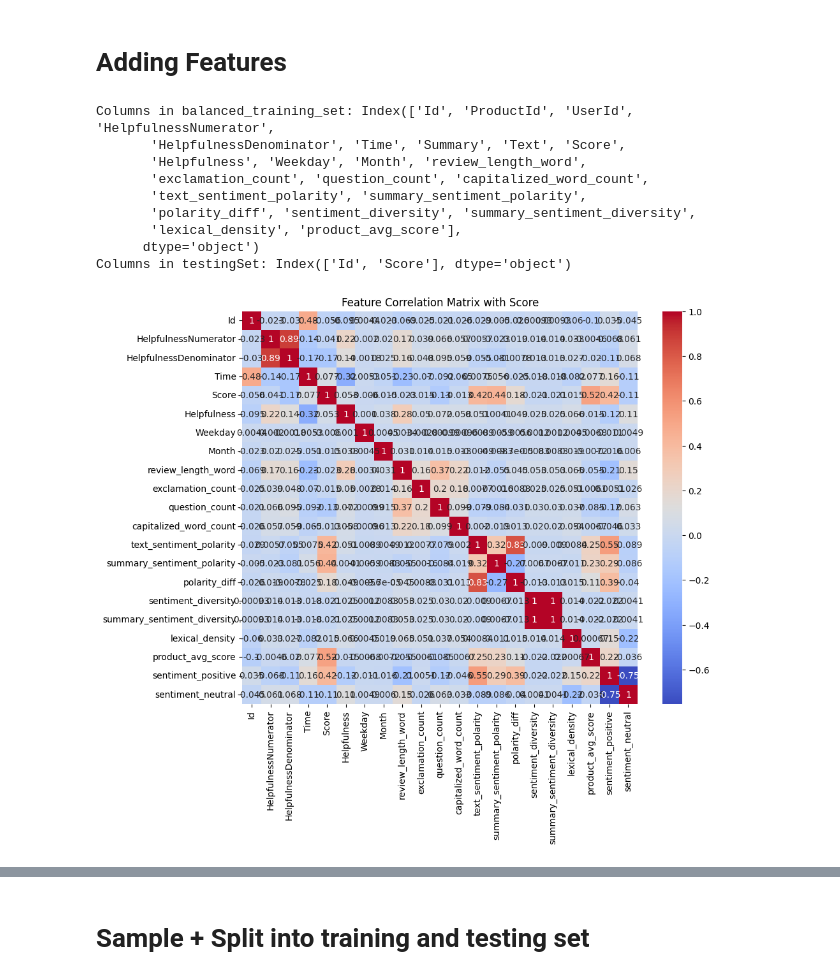
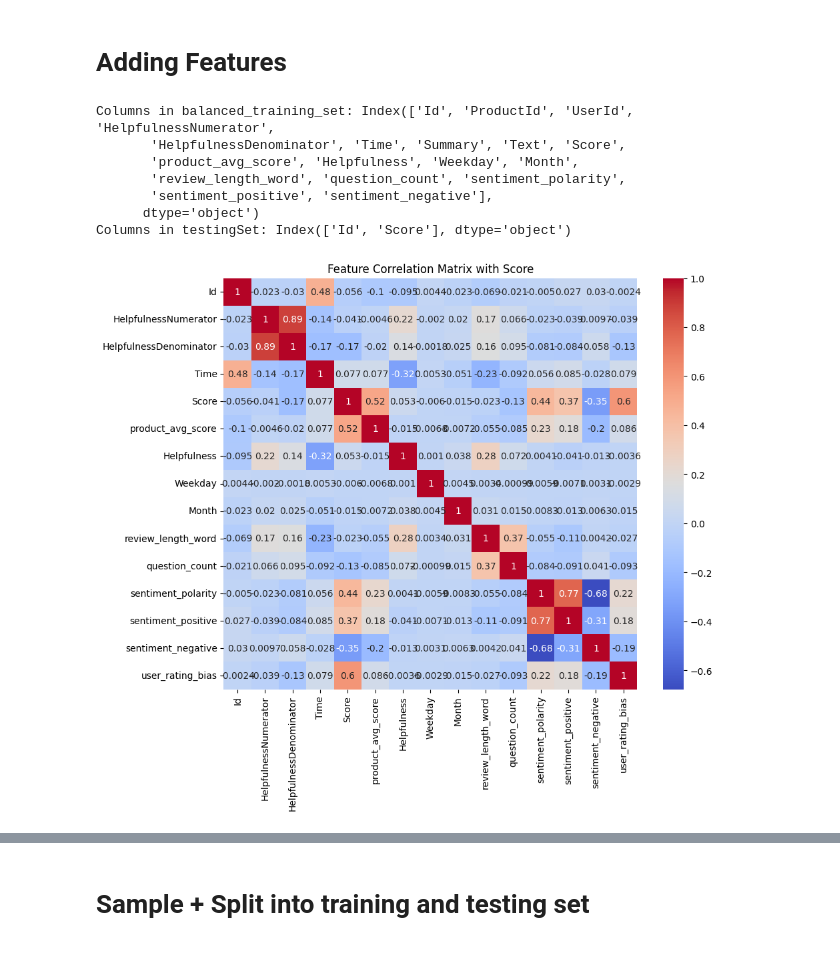
Before and after one commit to rgeisberg/MidtermCS506, a Jupyter notebook: starter_code.ipynb, the cells around one changed output, grey strips where cells are left out. Saved outputs shown, nothing was run; the diff lists cells and outputs as text; code cells hidden in the pictures.

Commit message:
score .48

```diff
--- a/starter_code.ipynb
+++ b/starter_code.ipynb
@@ -190,7 +192,7 @@ def add_features_to(df):
     df['Helpfulness'] = df['HelpfulnessNumerator'] / df['HelpfulnessDenominator']
     df['Helpfulness'] = df['Helpfulness'].fillna(0)
 
-    # df['review_length_char'] = df['Text'].apply(len)
+
 
     df['Weekday'] = pd.to_datetime(df['Time'], unit='s').dt.day_name()
     df['Month'] = pd.to_datetime(df['Time'], unit='s').dt.month_name()
@@ -208,32 +210,18 @@ def add_features_to(df):
     # Word count as a feature
     df['review_length_word'] = df['Text'].apply(lambda x: len(x.split()))
 
-    # keywords = ["average", "okay", "mid", "mediocre"]
-    # for word in keywords:
-    #     df[f'contains_{word}'] = df['Text'].apply(lambda x: int(word in x.lower()))
 
-    df['exclamation_count'] = df['Text'].apply(lambda x: x.count('!'))
     df['question_count'] = df['Text'].apply(lambda x: x.count('?'))
-    df['capitalized_word_count'] = df['Text'].apply(lambda x: sum(1 for word in x.split() if word.isupper() and len(word) > 1))
 
-    text_sentiment_scores = df['Text'].swifter.apply(lambda x: analyzer.polarity_scores(str(x)))
-    df['text_sentiment_polarity'] = text_sentiment_scores.apply(lambda x: x['compound'])
 
-    #summary_sentiment_scores = df['Summary'].swifter.apply(lambda x: analyzer.polarity_scores(str(x)))
-    df['summary_sentiment_diversity'] = df['Summary'].apply(calculate_sentiment_diversity)
 
-    df['polarity_diff'] = df['text_sentiment_polarity'] - df['summary_sentiment_polarity']
-
-    df['sentiment_diversity'] = df['Summary'].swifter.apply(calculate_sentiment_diversity)
-
-    df['lexical_density'] = df['Text'].apply(calculate_lexical_density)
 
     # Apply VADER sentiment analysis only once per row
-    sentiment_scores = df['Text'].swifter.apply(lambda x: analyzer.polarity_scores(str(x)))
-    # df['sentiment_polarity'] = sentiment_scores.apply(lambda x: x['compound'])
+    sentiment_scores = df['Summary'].swifter.apply(lambda x: analyzer.polarity_scores(str(x)))
+    df['sentiment_polarity'] = sentiment_scores.apply(lambda x: x['compound'])
     df['sentiment_positive'] = sentiment_scores.apply(lambda x: x['pos'])
-    df['sentiment_neutral'] = sentiment_scores.apply(lambda x: x['neu'])
-    # df['sentiment_negative'] = sentiment_scores.apply(lambda x: x['neg'])
+    #df['sentiment_neutral'] = sentiment_scores.apply(lambda x: x['neu'])
+    df['sentiment_negative'] = sentiment_scores.apply(lambda x: x['neg'])
 
 
     # Correlation matrix visualization (optional)
@@ -268,54 +256,72 @@ else:
     # Map the ProductId average score to training and test sets
     global_avg_score = np.mean(list(train_product_avg_scores.values()))  # Fallback for missing ProductId
     balanced_training_set['product_avg_score'] = balanced_training_set['ProductId'].map(train_product_avg_scores)
-    #testingSet['product_avg_score'] = testingSet['ProductId'].map(train_product_avg_scores).fillna(global_avg_score)
+
+    user_rating_bias = (
+    balanced_training_set
+    .assign(rating_diff=lambda x: x['Score'] - x['product_avg_score'])
+    .groupby('UserId')['rating_diff']
+    .mean()
+    .to_dict()
+    )
+
+    # Map user rating bias to training set
+    balanced_training_set['user_rating_bias'] = balanced_training_set['UserId'].map(user_rating_bias)
+    X_train['user_rating_bias'] = X_train['UserId'].map(user_rating_bias)
+
+    # Initialize TF-IDF Vectorizer
+    tfidf_vectorizer = TfidfVectorizer(max_features=100, stop_words='english')  # Adjust max_features as needed
+
+    # Fit the TF-IDF vectorizer on the training data
+    tfidf_matrix_train = tfidf_vectorizer.fit_transform(balanced_training_set['Text'].fillna("").astype(str))
 
     train = add_features_to(balanced_training_set)
 
-    # **Debug: Check the shapes and ID columns in train and testingSet**
-    print("train shape:", train.shape)
-    print("testingSet shape:", testingSet.shape)
-    # **Check the first few rows of the Id columns in both datasets**
-    print("First few Ids in train:")
-    print(train[['Id']].head())
-    print("First few Ids in testingSet:")
-    print(testingSet[['Id']].head())
-    # **Check if the data types of the Id column are consistent**
-    print("Data type of Id in train:", train['Id'].dtype)
-    print("Data type of Id in testingSet:", testingSet['Id'].dtype)
+
+    # Convert the TF-IDF matrix to a DataFrame and concatenate it with the training DataFrame
+    tfidf_train_df = pd.DataFrame(tfidf_matrix_train.toarray(), columns=tfidf_vectorizer.get_feature_names_out())
+    train = pd.concat([train.reset_index(drop=True), tfidf_train_df.reset_index(drop=True)], axis=1)
+
+
+
 
     common_ids = set(train['Id']).intersection(set(testingSet['Id']))
     print(f"Number of common Ids between train and testingSet: {len(common_ids)}")
 
 
     # Merge on Id so that the submission set can have feature columns as well
     X_submission = pd.merge(train, testingSet, left_on='Id', right_on='Id')
 
     # **Debug: Check the shape and contents of X_submission after merging**
     print("X_submission shape after merge:", X_submission.shape)
     print(X_submission.head())  # Inspect the first few rows
 
+
     X_submission = X_submission.drop(columns=['Score_x'])
     X_submission = X_submission.rename(columns={'Score_y': 'Score'})
 
 
     # The training set is where the score is not null
     X_train =  train[train['Score'].notnull()]
 
+    corr_train = X_train.drop(columns=['Id','ProductId', 'UserId', 'Summary', 'Text', 'Time'])
+    corr_train = corr_train.dropna()
+    corr_matrix = round(corr_train.corr(),5)
+    corrs = corr_matrix['Score'].sort_values(ascending=False)
+    print(corrs)
+
     print("Columns in X_train:")
     for col in X_train.columns:
         print(f"'{col}'")
 
     X_submission.to_csv("./data/X_submission.csv", index=False)
     X_train.to_csv("./data/X_train.csv", index=False)
 # %% [output]
 Columns in balanced_training_set: Index(['Id', 'ProductId', 'UserId', 'HelpfulnessNumerator',
        'HelpfulnessDenominator', 'Time', 'Summary', 'Text', 'Score',
-       'Helpfulness', 'Weekday', 'Month', 'review_length_word',
-       'exclamation_count', 'question_count', 'capitalized_word_count',
-       'text_sentiment_polarity', 'summary_sentiment_polarity',
-       'polarity_diff', 'sentiment_diversity', 'summary_sentiment_diversity',
-       'lexical_density', 'product_avg_score'],
+       'product_avg_score', 'Helpfulness', 'Weekday', 'Month',
+       'review_length_word', 'question_count', 'sentiment_polarity',
+       'sentiment_positive', 'sentiment_negative'],
       dtype='object')
 Columns in testingSet: Index(['Id', 'Score'], dtype='object')
-[figure, old version]
+[figure, new version]
```
Also changed, not shown: parts of 6 cells of this notebook.
